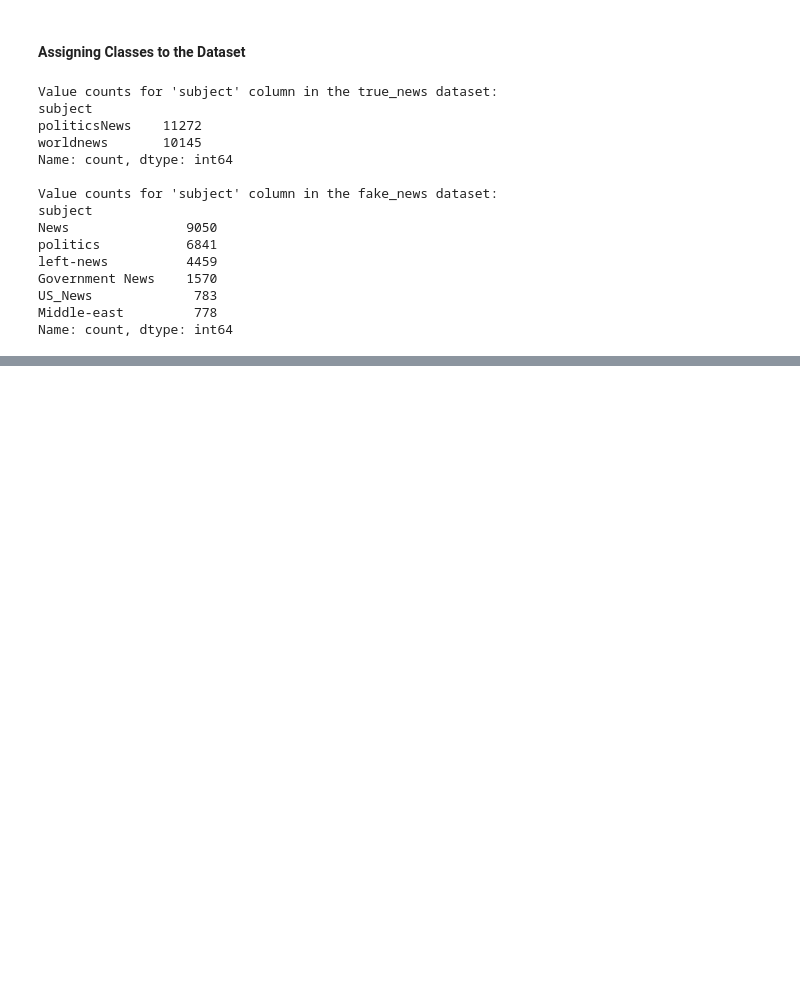
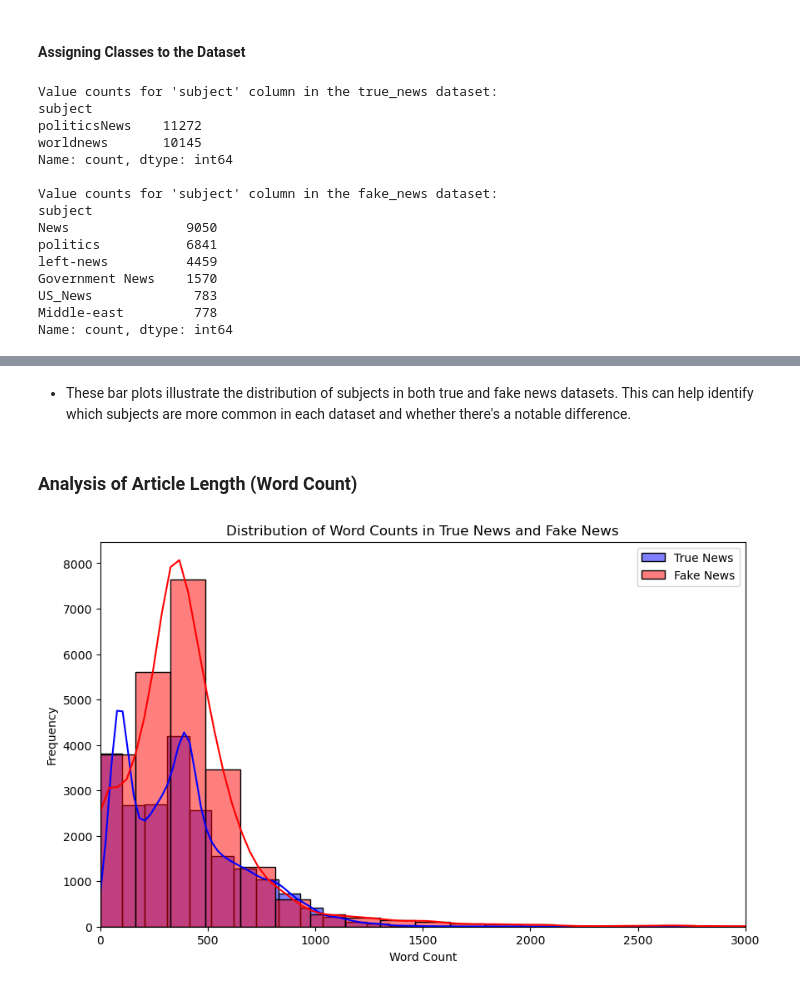
Before and after one commit to idatonui/Fake-News-Prediction, a Jupyter notebook: Fake News Prediction Notebook.ipynb, the cells around one changed output, grey strips where cells are left out. Saved outputs shown, nothing was run; the diff lists cells and outputs as text; code cells hidden in the pictures; blank space fills up the shorter version.

```diff
--- a/Fake News Prediction Notebook.ipynb
+++ b/Fake News Prediction Notebook.ipynb
@@ -223,0 +256,30 @@ Name: count, dtype: int64
+# %% [markdown]
+- These bar plots illustrate the distribution of subjects in both true and fake news datasets. This can help identify which subjects are more common in each dataset and whether there's a notable difference.
+# %% [markdown]
+### Analysis of Article Length (Word Count)
+# %%
+
+# Calculate word counts for both datasets
+true_news['word_count'] = true_news['text'].apply(lambda x: len(x.split()))
+fake_news['word_count'] = fake_news['text'].apply(lambda x: len(x.split()))
+
+# Create a single plot with histograms for both datasets, limited to word counts up to 3,000
+plt.figure(figsize=(10, 6))
+sns.histplot(data=true_news, x='word_count', kde=True, color='blue', alpha=0.5, label='True News', bins=50)
+sns.histplot(data=fake_news, x='word_count', kde=True, color='red', alpha=0.5, label='Fake News', bins=50)
+
+# Set titles and labels
+plt.title('Distribution of Word Counts in True News and Fake News' )
+plt.xlabel('Word Count')
+plt.ylabel('Frequency')
+
+# Set the x-axis limit to 3,000
+plt.xlim(0, 3000)
+
+# Add a legend
+plt.legend()
+
+# Show the plot
+plt.show()
+# %% [output]
+[figure, added]
```
Also changed, not shown: parts of 22 cells of this notebook.
